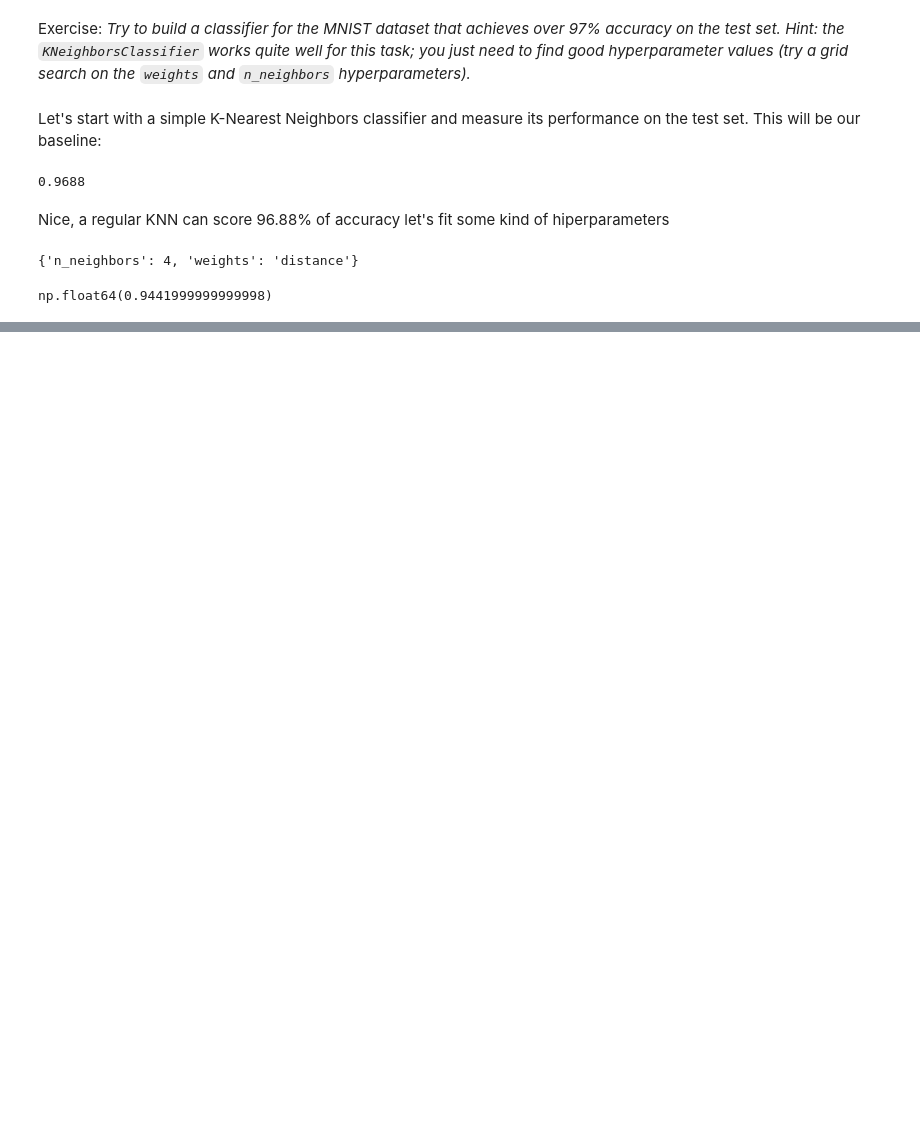
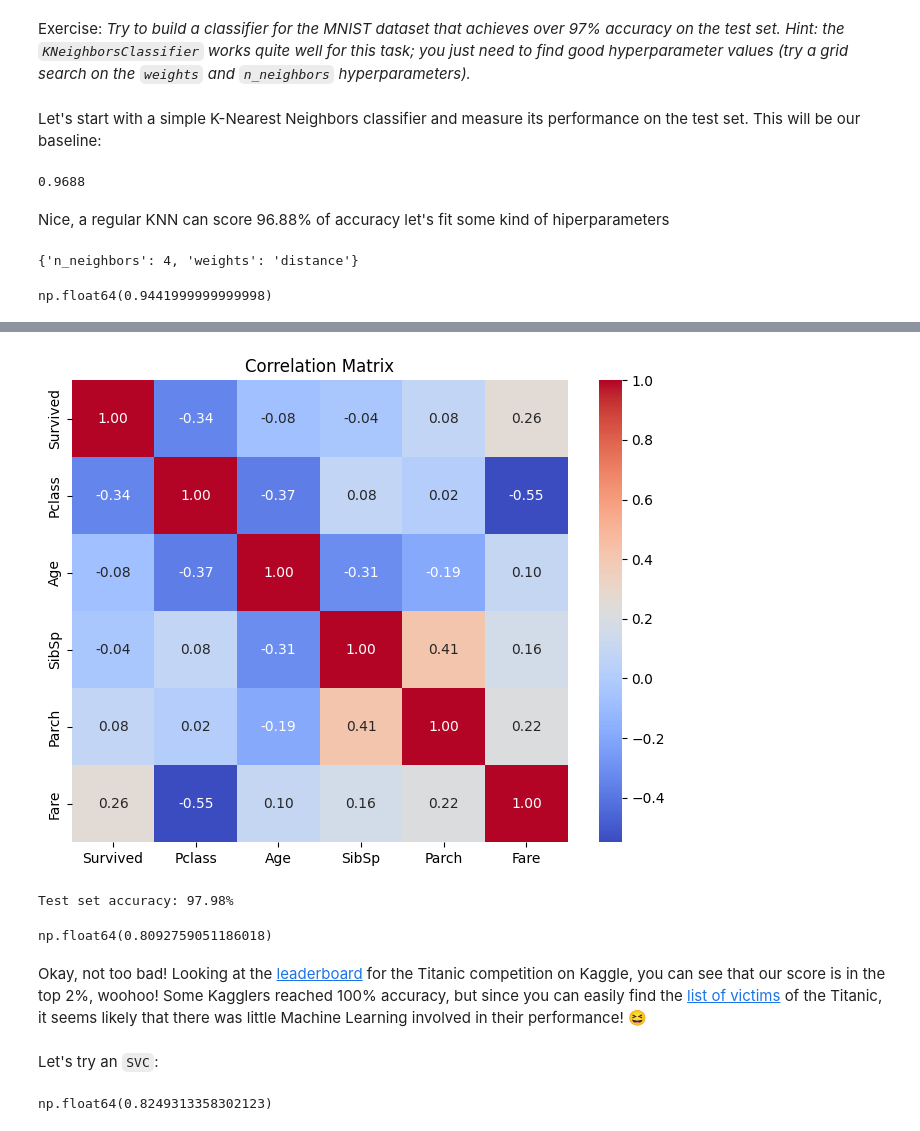
Before and after one commit to Sechi42/homl-study, a Jupyter notebook: 03_classification/03_classification.ipynb, the cells around one changed output, grey strips where cells are left out. Saved outputs shown, nothing was run; the diff lists cells and outputs as text; code cells hidden in the pictures; blank space fills up the shorter version.

Commit message:
2do y 3er ejercicio realiza con predicciones de supervivencia del titanic

```diff
--- a/03_classification/03_classification.ipynb
+++ b/03_classification/03_classification.ipynb
@@ -794,0 +869,20 @@ accuracy_score(y_test, knn_clf.predict(X_test))
+# %%
+from pathlib import Path
+import polars as pl
+import tarfile
+import urllib.request
+
+def load_titanic_data():
+    tarball_path = Path("datasets/titanic.tgz")
+    if not tarball_path.is_file():
+        Path("datasets").mkdir(parents=True, exist_ok=True)
+        url = "https://github.com/ageron/data/raw/main/titanic.tgz"
+        urllib.request.urlretrieve(url, tarball_path)
+        with tarfile.open(tarball_path) as titanic_tarball:
+            titanic_tarball.extractall(path="datasets", filter="data")
+    return [pl.read_csv(Path("datasets/titanic") / filename)
+            for filename in ("train.csv", "test.csv")]
+# %%
+train_data, test_data = load_titanic_data()
+train_data = train_data.drop(pl.col(["PassengerId", "Name"]))
+test_data = test_data.drop(pl.col(["PassengerId", "Name"]))
@@ -794,0 +955,9 @@ accuracy_score(y_test, knn_clf.predict(X_test))
+# %%
+# Plot Corr
+
+plt.figure(figsize=(8, 6))
+sns.heatmap(train_data.select(cs.numeric()).to_pandas().corr(), annot=True, cmap="coolwarm", fmt=".2f")
+plt.title("Correlation Matrix")
+plt.show()
+# %% [output]
+[figure, added]
@@ -794,0 +996,26 @@ accuracy_score(y_test, knn_clf.predict(X_test))
+# %%
+random_forest_clf = RandomForestClassifier(random_state=42)
+random_forest_clf.fit(X_train, y_train)
+y_pred = random_forest_clf.predict(X_train)
+
+accuracy = accuracy_score(y_train, y_pred)
+print(f"Test set accuracy: {accuracy:.2%}")
+# %% [output]
+Test set accuracy: 97.98%
+# %%
+forest_scores = cross_val_score(random_forest_clf, X_train, y_train, cv=10)
+forest_scores.mean()
+# %% [output]
+np.float64(0.8092759051186018)
+# %% [markdown]
+Okay, not too bad! Looking at the [leaderboard](https://www.kaggle.com/c/titanic/leaderboard) for the Titanic competition on Kaggle, you can see that our score is in the top 2%, woohoo! Some Kagglers reached 100% accuracy, but since you can easily find the [list of victims](https://www.encyclopedia-titanica.org/titanic-victims/) of the Titanic, it seems likely that there was little Machine Learning involved in their performance! 😆
+# %% [markdown]
+Let's try an `SVC`:
+# %%
+from sklearn.svm import SVC
+
+svm_clf = SVC(gamma="auto")
+svm_scores = cross_val_score(svm_clf, X_train, y_train, cv=10)
+svm_scores.mean()
+# %% [output]
+np.float64(0.8249313358302123)
```
Also changed, not shown: parts of 32 cells of this notebook, 2 other files.
